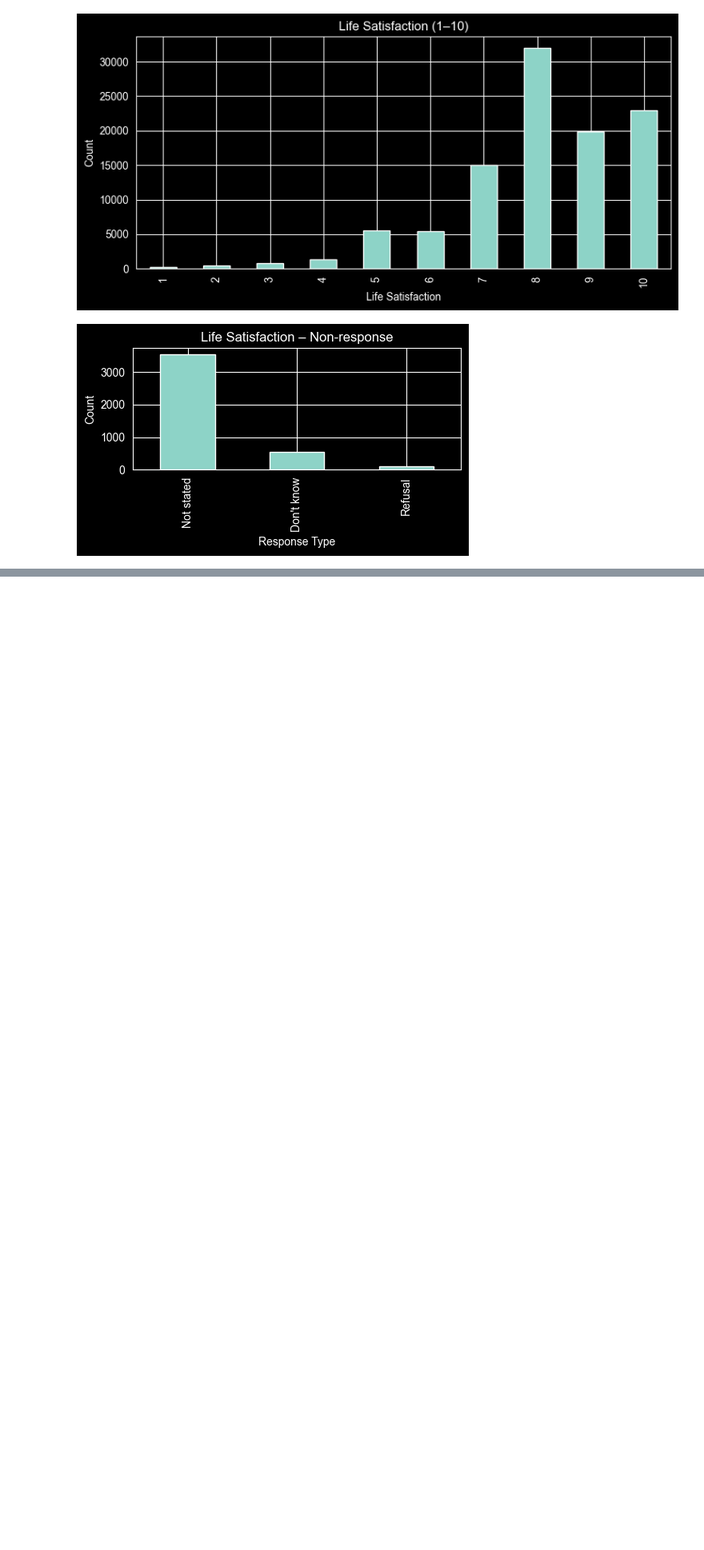
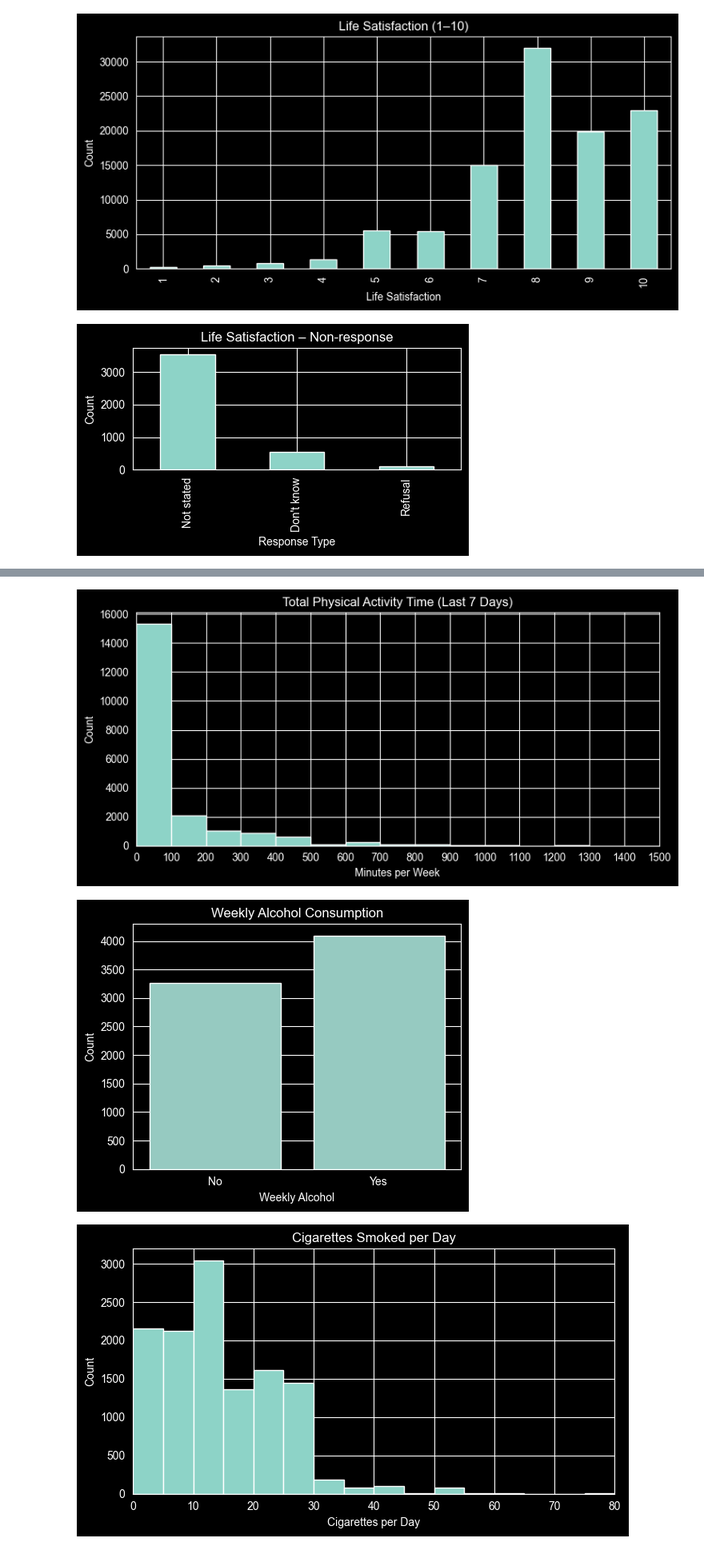
Before and after one commit to mateidiana/WellBeingModelling, a Jupyter notebook: notebooks/01_3_data_overview_global_mh_patterns.ipynb, the cells around one changed output, grey strips where cells are left out. Shown at 80% size. Drawn from its saved outputs; the diff is of its cells as text; code cells hidden in the pictures; blank space fills up the shorter version.

```diff
--- a/notebooks/01_3_data_overview_global_mh_patterns.ipynb
+++ b/notebooks/01_3_data_overview_global_mh_patterns.ipynb
@@ -120,0 +372,63 @@ plt.show()
+# %%
+# Total_physical_act_time, Weekly_alcohol, Smoked
+max_val = 1500
+
+bins = np.arange(0, max_val + 100, 100)
+
+plt.figure(figsize=(8,4))
+plt.hist(df["Total_physical_act_time_clean"].dropna(), bins=bins)
+
+plt.title("Total Physical Activity Time (Last 7 Days)")
+plt.xlabel("Minutes per Week")
+plt.ylabel("Count")
+
+plt.xlim(0, max_val)
+plt.xticks(np.arange(0, max_val + 1, 100))
+
+plt.tight_layout()
+plt.show()
+
+
+
+df["Weekly_alcohol_label"] = df["weekly_alcohol"].replace({
+    1: "Yes",
+    2: "No",
+    6: "Valid skip",
+    7: "Don't know",
+    8: "Refusal",
+    9: "Not stated"
+})
+df_valid = df[df["weekly_alcohol"].isin([1, 2])]
+
+plt.figure(figsize=(5,4))
+sns.countplot(x="Weekly_alcohol_label", data=df_valid)
+
+plt.title("Weekly Alcohol Consumption")
+plt.xlabel("Weekly Alcohol")
+plt.ylabel("Count")
+
+plt.tight_layout()
+plt.show()
+
+
+df["Smoked_clean"] = df["Smoked"].replace(
+    [996, 997, 998, 999],
+    np.nan
+)
+
+bins = np.arange(0, 81, 5)
+
+plt.figure(figsize=(7,4))
+plt.hist(df["Smoked_clean"].dropna(), bins=bins)
+
+plt.title("Cigarettes Smoked per Day")
+plt.xlabel("Cigarettes per Day")
+plt.ylabel("Count")
+
+plt.xlim(0, 80)
+plt.tight_layout()
+plt.show()
+# %% [output]
+[figure, added]
+[figure, added]
+[figure, added]
```
Also changed, not shown: parts of 8 cells of this notebook.
